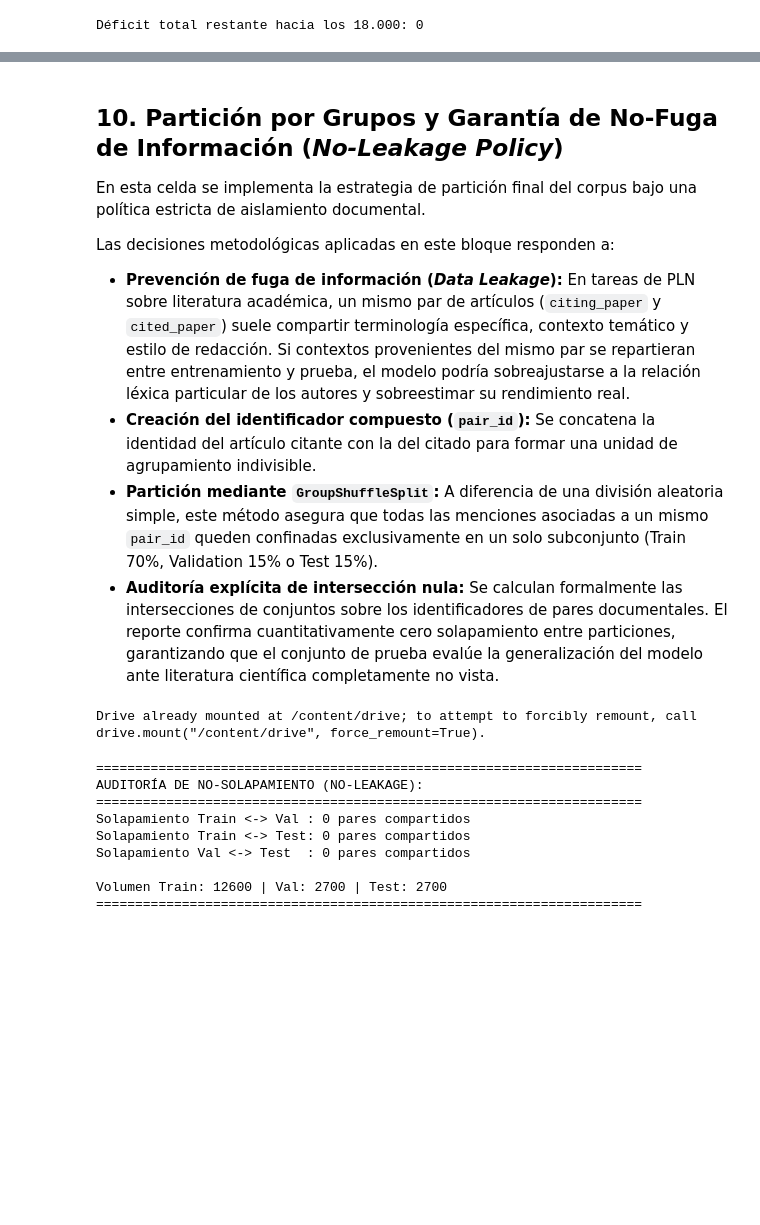
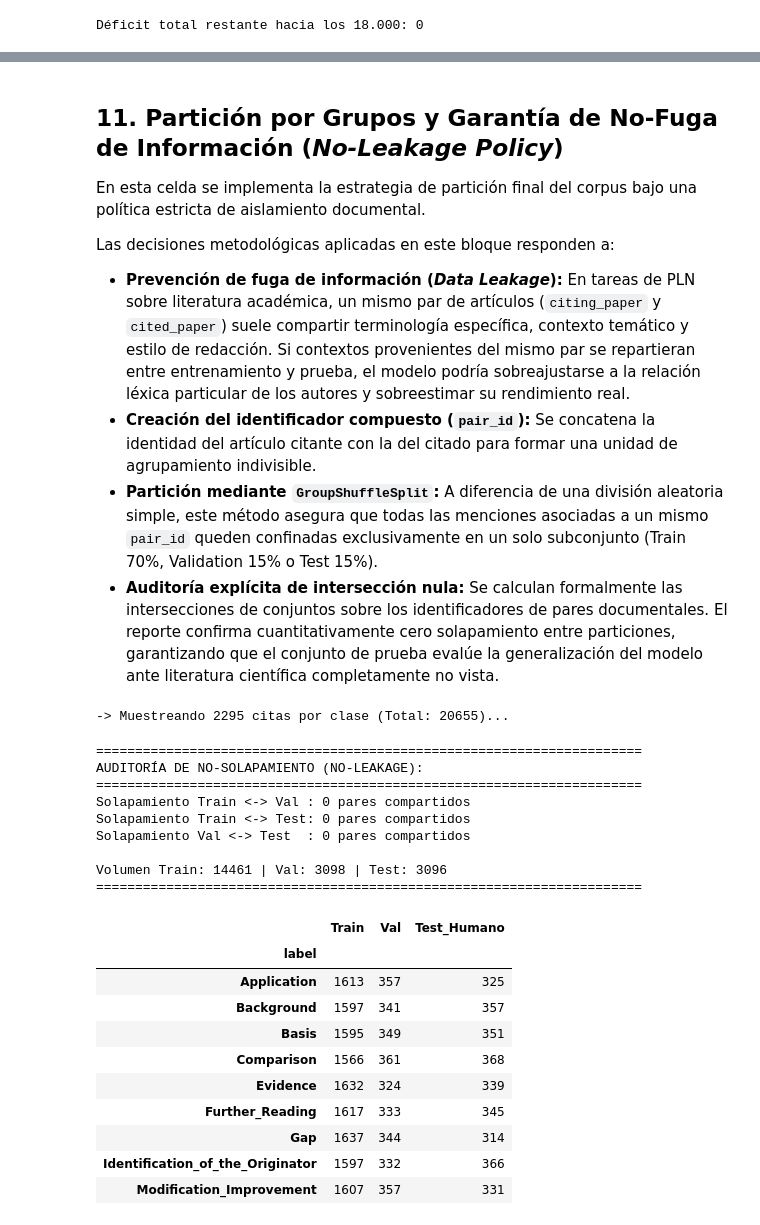
Before and after one commit to MAIA-ProyectoGrado/pds-proyecto-tema1, a Jupyter notebook: notebooks/procesamiento.ipynb, the cells around one changed output, grey strips where cells are left out. Saved outputs shown, nothing was run; the diff lists cells and outputs as text; code cells hidden in the pictures; blank space fills up the shorter version.

```diff
--- a/notebooks/procesamiento.ipynb
+++ b/notebooks/procesamiento.ipynb
@@ -1030,5 +1361,5 @@ Test Set (15% Humano): 2700 citas (300 por clase)
 # %% [markdown]
-## 10. Partición por Grupos y Garantía de No-Fuga de Información (*No-Leakage Policy*)
+## 11. Partición por Grupos y Garantía de No-Fuga de Información (*No-Leakage Policy*)
 
 En esta celda se implementa la estrategia de partición final del corpus bajo una política estricta de aislamiento documental.
 
@@ -1039,72 +1370,110 @@ Las decisiones metodológicas aplicadas en este bloque responden a:
 * **Partición mediante `GroupShuffleSplit`:** A diferencia de una división aleatoria simple, este método asegura que todas las menciones asociadas a un mismo `pair_id` queden confinadas exclusivamente en un solo subconjunto (Train 70%, Validation 15% o Test 15%).
 * **Auditoría explícita de intersección nula:** Se calculan formalmente las intersecciones de conjuntos sobre los identificadores de pares documentales. El reporte confirma cuantitativamente cero solapamiento entre particiones, garantizando que el conjunto de prueba evalúe la generalización del modelo ante literatura científica completamente no vista.
 # %%
-# 1. Configuración de Rutas
+from sklearn.model_selection import GroupShuffleSplit
+
+# 1. Configuración de Rutas y Semilla
 archivo_master = os.path.join(DRIVE_DIR, "dataset_citas_reales_definitivo_master.csv")
+archivo_train = os.path.join(DRIVE_DIR, "citation_intent_train.csv")
+archivo_val = os.path.join(DRIVE_DIR, "citation_intent_val.csv")
+archivo_test_humano = os.path.join(DRIVE_DIR, "test_para_anotacion_humana_15pct.csv")
 
+SEED = 42
+
+# 2. Carga y Limpieza
 df_master = pd.read_csv(archivo_master).dropna(subset=['citation_context', 'etiqueta_rescatada'])
 df_master = df_master.drop_duplicates(subset=['citation_context']).reset_index(drop=True)
 df_master['label'] = df_master['etiqueta_rescatada']
 
-# Asegurar identificadores para el aislamiento por par de documentos
+# Asegurar identificadores para aislamiento por par de documentos
 if 'citing_paper_id' not in df_master.columns:
     df_master['citing_paper_id'] = [f"citing_{i}" for i in range(len(df_master))]
 if 'cited_paper_id' not in df_master.columns:
     df_master['cited_paper_id'] = [f"cited_{i}" for i in range(len(df_master))]
 
-# Crear ID de par documental
+# Crear ID único de par documental
 df_master['pair_id'] = df_master['citing_paper_id'].astype(str) + "__" + df_master['cited_paper_id'].astype(str)
 
-# 2. Muestreo balanceado preliminar (2.000 por clase = 18.000)
-SEED = 42
-df_18k = (
+# 3. Determinación de Cupo y Muestreo Balanceado (Meta: 2.295 por clase)
+conteo_min = int(df_master['label'].value_counts().min())
+N_POR_CLASE = min(2295, conteo_min)
+print(f"-> Muestreando {N_POR_CLASE} citas por clase (Total: {N_POR_CLASE * 9})...")
+
+df_balanceado = (
     df_master.groupby('label', group_keys=False)
-    .apply(lambda x: x.sample(n=min(2000, len(x)), random_state=SEED))
+    .apply(lambda x: x.sample(n=N_POR_CLASE, random_state=SEED))
     .sample(frac=1.0, random_state=SEED)
     .reset_index(drop=True)
 )
 
-# 3. División por Grupos (No-Leakage Guarantee a nivel de documento/par)
+archivo_balanceado = os.path.join(DRIVE_DIR, f"dataset_{len(df_balanceado)}_balanceado.csv")
+df_balanceado.to_csv(archivo_balanceado, index=False)
+
+# 4. División por Grupos (No-Leakage Guarantee a nivel de pair_id)
 # Paso A: Separar 15% para Test Humano agrupando por pair_id
 gss_test = GroupShuffleSplit(n_splits=1, test_size=0.15, random_state=SEED)
-train_val_idx, test_idx = next(gss_test.split(df_18k, groups=df_18k['pair_id']))
+train_val_idx, test_idx = next(gss_test.split(df_balanceado, groups=df_balanceado['pair_id']))
 
-train_val_df = df_18k.iloc[train_val_idx].copy().reset_index(drop=True)
-test_df = df_18k.iloc[test_idx].copy().reset_index(drop=True)
+train_val_df = df_balanceado.iloc[train_val_idx].copy().reset_index(drop=True)
+test_df = df_balanceado.iloc[test_idx].copy().reset_index(drop=True)
 
-# Paso B: Del 85% restante, separar 15% para Validation (~17.65% de train_val)
+# Paso B: Del 85% restante, separar ~15% del total para Validation (~17.65% de train_val)
 gss_val = GroupShuffleSplit(n_splits=1, test_size=(0.15 / 0.85), random_state=SEED)
 train_idx, val_idx = next(gss_val.split(train_val_df, groups=train_val_df['pair_id']))
 
 train_df = train_val_df.iloc[train_idx].copy().reset_index(drop=True)
 val_df = train_val_df.iloc[val_idx].copy().reset_index(drop=True)
 
-# 4. Verificación de Aislamiento Estricto
+# 5. Guardado de Particiones en Drive
+train_df.to_csv(archivo_train, index=False)
+val_df.to_csv(archivo_val, index=False)
+test_df.to_csv(archivo_test_humano, index=False)
+
+# 6. Auditoría de Aislamiento Estricto
 pares_train = set(train_df['pair_id'])
 pares_val = set(val_df['pair_id'])
 pares_test = set(test_df['pair_id'])
 
 solapamiento_tv = len(pares_train.intersection(pares_val))
 solapamiento_tt = len(pares_train.intersection(pares_test))
 solapamiento_vt = len(pares_val.intersection(pares_test))
 
 print("=" * 70)
 print("AUDITORÍA DE NO-SOLAPAMIENTO (NO-LEAKAGE):")
 print("=" * 70)
 print(f"Solapamiento Train <-> Val : {solapamiento_tv} pares compartidos")
 print(f"Solapamiento Train <-> Test: {solapamiento_tt} pares compartidos")
 print(f"Solapamiento Val <-> Test  : {solapamiento_vt} pares compartidos")
 print(f"\nVolumen Train: {len(train_df)} | Val: {len(val_df)} | Test: {len(test_df)}")
 print("=" * 70)
+
+# Verificación de distribución de clases en los splits
+resumen_splits = pd.DataFrame({
+    'Train': train_df['label'].value_counts(),
+    'Val': val_df['label'].value_counts(),
+    'Test_Humano': test_df['label'].value_counts()
+})
+display(resumen_splits)
 # %% [output]
-Drive already mounted at /content/drive; to attempt to forcibly remount, call drive.mount("/content/drive", force_remount=True).
+-> Muestreando 2295 citas por clase (Total: 20655)...
 ======================================================================
 AUDITORÍA DE NO-SOLAPAMIENTO (NO-LEAKAGE):
 ======================================================================
 Solapamiento Train <-> Val : 0 pares compartidos
 Solapamiento Train <-> Test: 0 pares compartidos
 Solapamiento Val <-> Test  : 0 pares compartidos
 
-Volumen Train: 12600 | Val: 2700 | Test: 2700
+Volumen Train: 14461 | Val: 3098 | Test: 3096
 ======================================================================
+|  | Train | Val | Test_Humano |
+| label |  |  |  |
+| Application | 1613 | 357 | 325 |
+| Background | 1597 | 341 | 357 |
+| Basis | 1595 | 349 | 351 |
+| Comparison | 1566 | 361 | 368 |
+| Evidence | 1632 | 324 | 339 |
+| Further_Reading | 1617 | 333 | 345 |
+| Gap | 1637 | 344 | 314 |
+| Identification_of_the_Originator | 1597 | 332 | 366 |
+| Modification_Improvement | 1607 | 357 | 331 |
 # %% [markdown]
```
Also changed, not shown: parts of 10 cells of this notebook.
